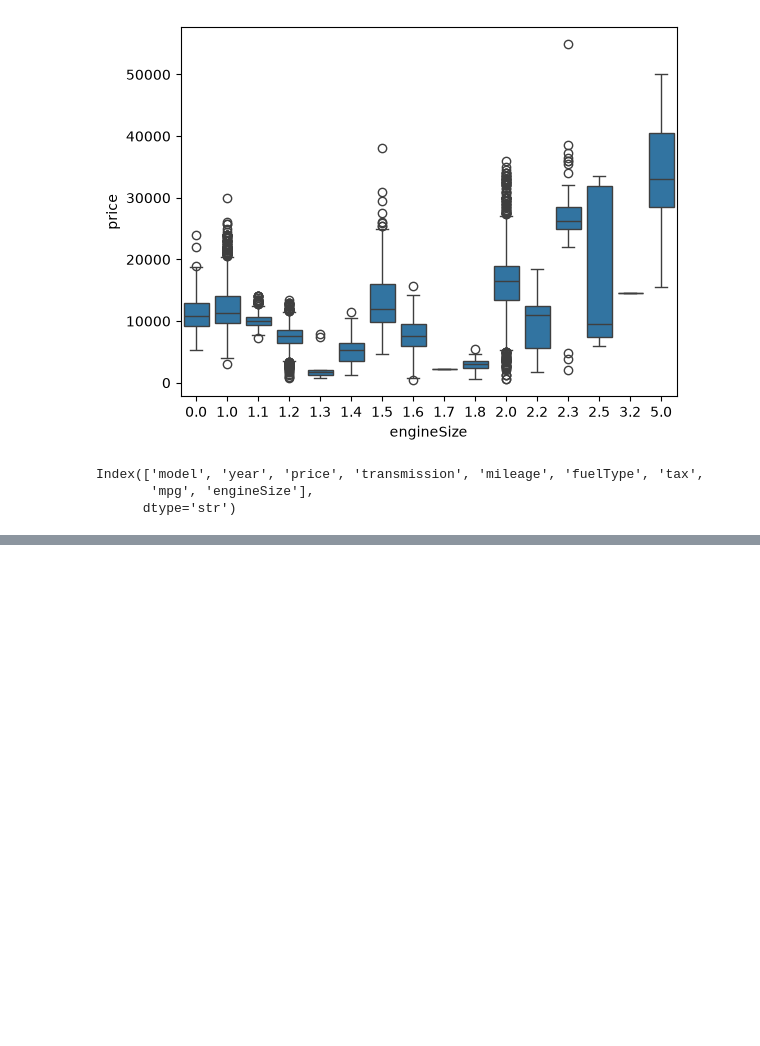
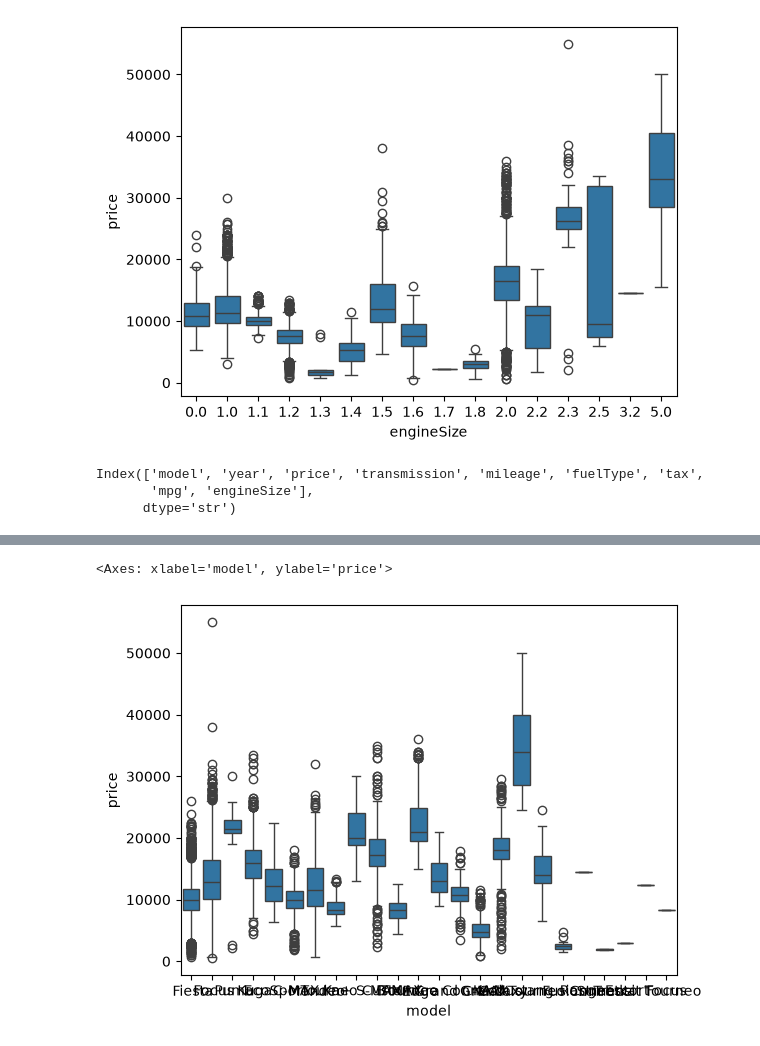
Before and after one commit to naitik-dhiman/Ford-Car-Price-Prediction, a Jupyter notebook: predict_price.ipynb, the cells around one changed output, grey strips where cells are left out. Cells and saved outputs as stored; diff of their text form; code cells hidden in the pictures; blank space fills up the shorter version.

```diff
--- a/predict_price.ipynb
+++ b/predict_price.ipynb
@@ -136,0 +149,6 @@ sns.boxplot(data =  df , x = "transmission" , y = "" )
+# %%
+sns.boxplot(data = df , x = "model" , y = "price")
+# plt.xticks(rotation = 90)
+# %% [output]
+<Axes: xlabel='model', ylabel='price'>
+[figure, added]
```
Also changed, not shown: parts of 26 cells of this notebook.
